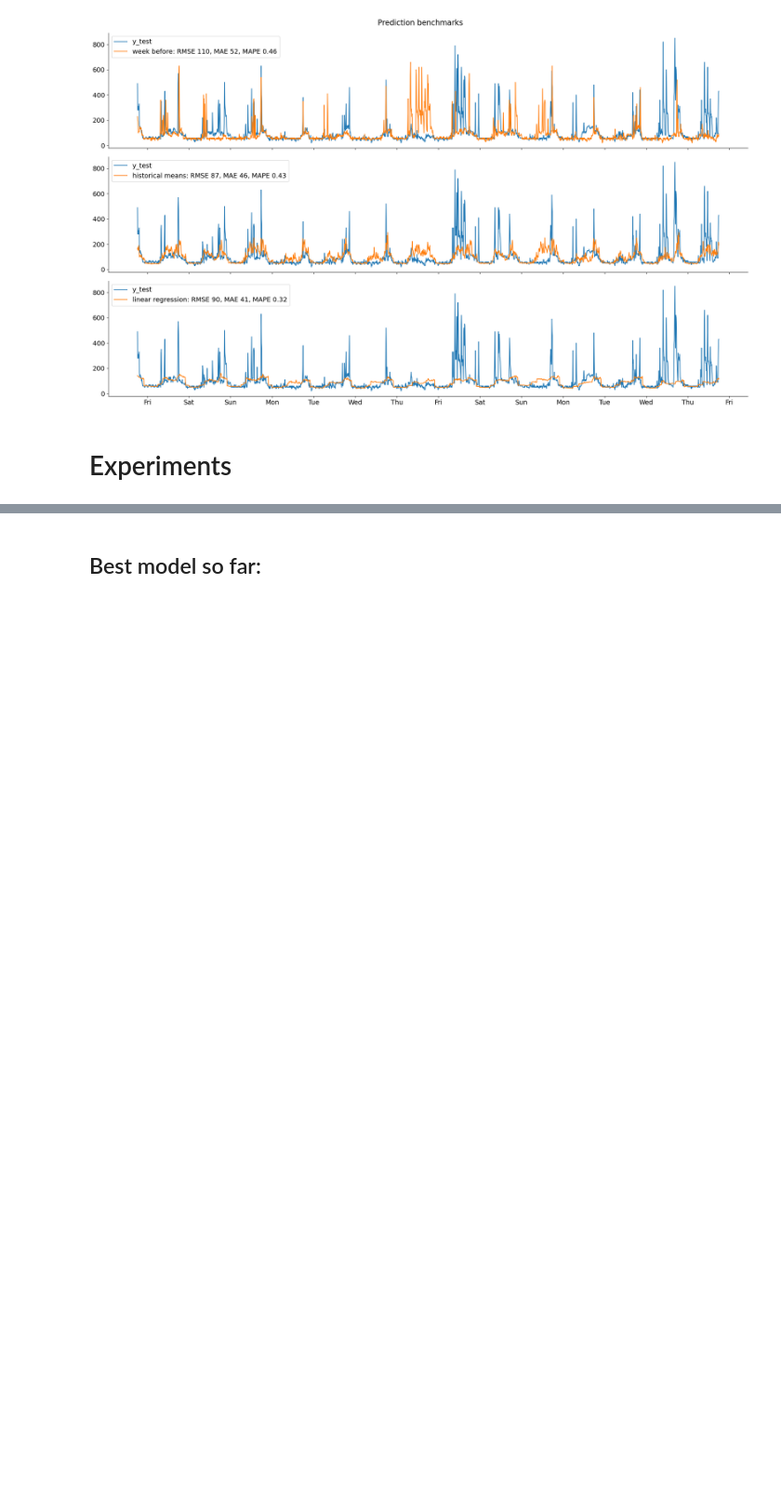
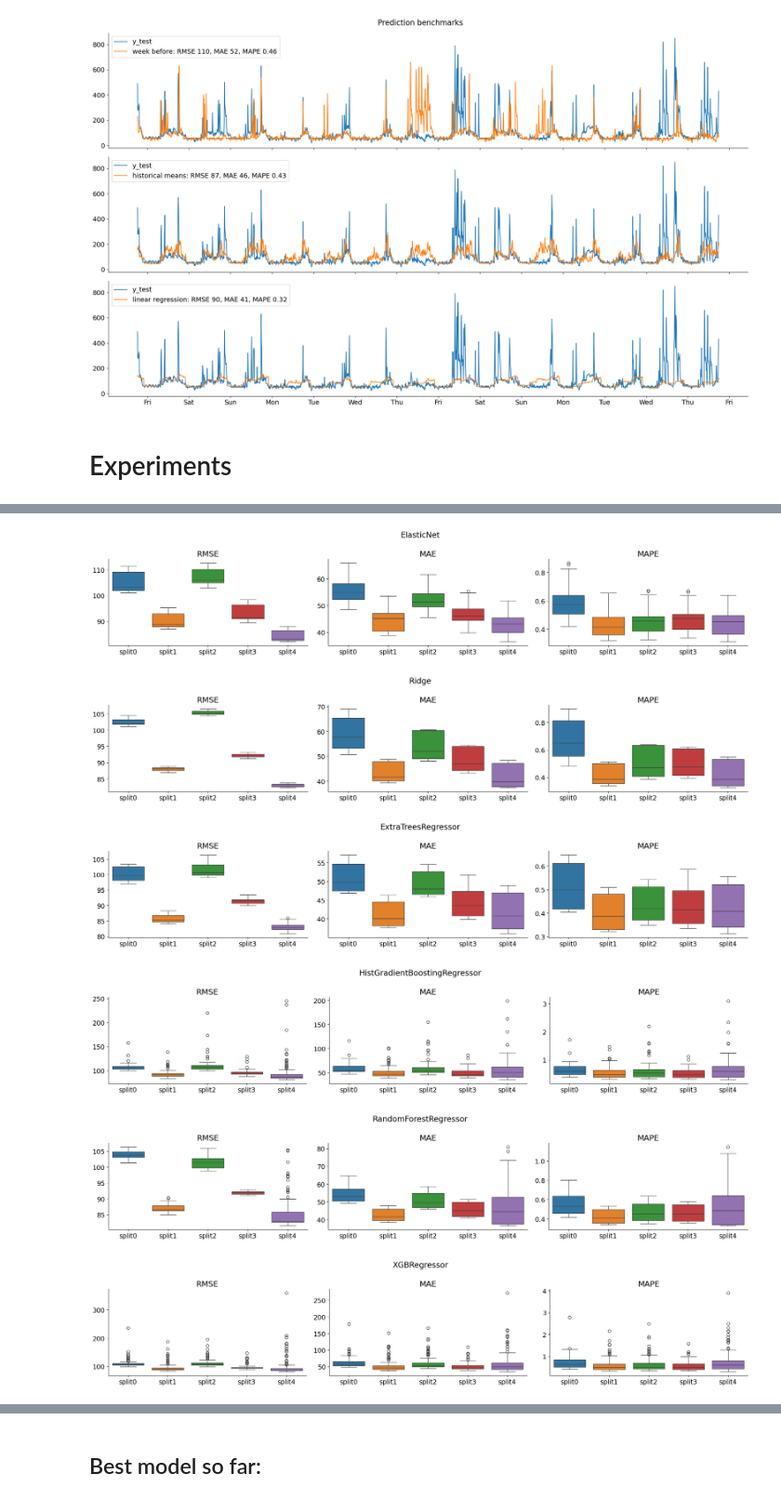
Before and after one commit to k-katarzyna/Appliances_Energy_Prediction, a Jupyter notebook: Appliances_energy_prediction/1_experiments.ipynb, the cells around one changed output, grey strips where cells are left out. Shown at 93% size. Cells and saved outputs as stored; diff of their text form; code cells hidden in the pictures; blank space fills up the shorter version.

```diff
--- a/Appliances_energy_prediction/1_experiments.ipynb
+++ b/Appliances_energy_prediction/1_experiments.ipynb
@@ -379,3 +323,3 @@ XGBRegressor i = 0 rmse = 94.03519449764926
 # %%
-final_cv_results = pd.concat(all_cv_results, axis=0)
-final_cv_results.to_feather("final_cv_results.feather")
+all_cv_results = pd.read_feather("mlruns/1/cv_results.feather")
+all_cv_results[(all_cv_results.child_run_id == "42bcecbd3e2d4c5f8183e36e76d3e464") & (all_cv_results.rank_test_rmse == 1)]
@@ -399,0 +362,27 @@ final_cv_results
+# %%
+filtered_data = all_cv_results[all_cv_results['parent_run_id'] == "0bcc66d2fcc64908b176bbff8e3e007a"]
+
+rmse_columns = [col for col in filtered_data.columns if "test_rmse" in col and "split" in col and filtered_data[col].notna().any()]
+mae_columns = [col for col in filtered_data.columns if "test_mae" in col and "split" in col and filtered_data[col].notna().any()]
+mape_columns = [col for col in filtered_data.columns if "test_mape" in col and "split" in col and filtered_data[col].notna().any()]
+
+def create_boxplots(data, model, columns_set, titles):
+    fig, axes = plt.subplots(1, 3, figsize=(20, 4))
+    fig.suptitle(model)
+    for i, (columns, title) in enumerate(zip(columns_set, titles)):
+        sns.boxplot(data=data[columns], ax=axes[i])
+        axes[i].set_xticklabels([col.split("_")[0] for col in columns], rotation=0)
+        axes[i].set_title(title)
+    plt.tight_layout()
+    plt.show()
+
+for model in filtered_data["model"].unique():
+    model_data = filtered_data[filtered_data["model"] == model]
+    create_boxplots(model_data, model, [rmse_columns, mae_columns, mape_columns], ["RMSE", "MAE", "MAPE"])
+# %% [output]
+[figure, added]
+[figure, added]
+[figure, added]
+[figure, added]
+[figure, added]
+[figure, added]
```
Also changed, not shown: parts of 16 cells of this notebook, 4 other files.
